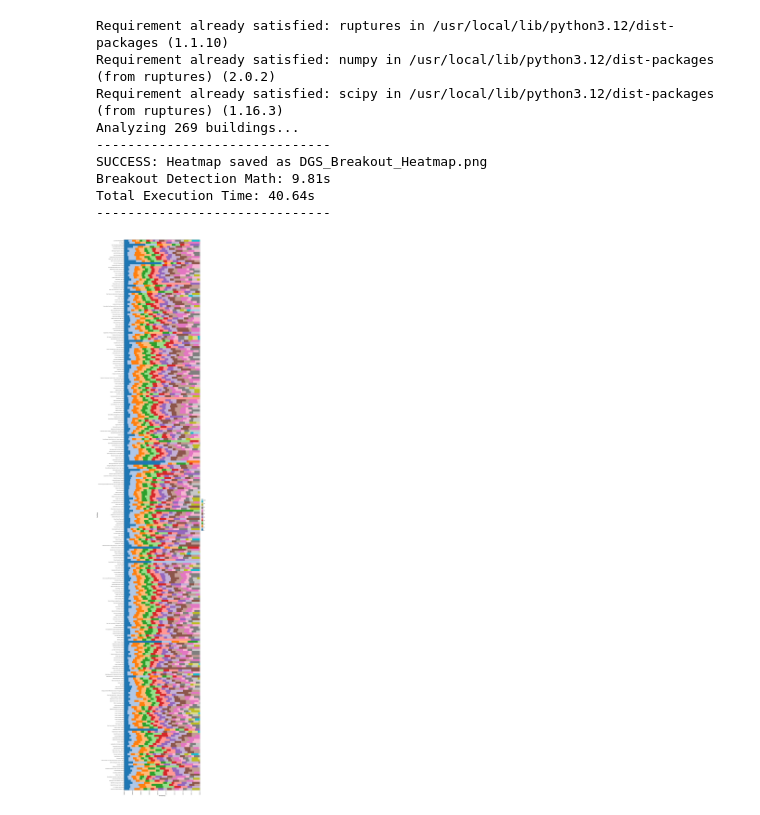
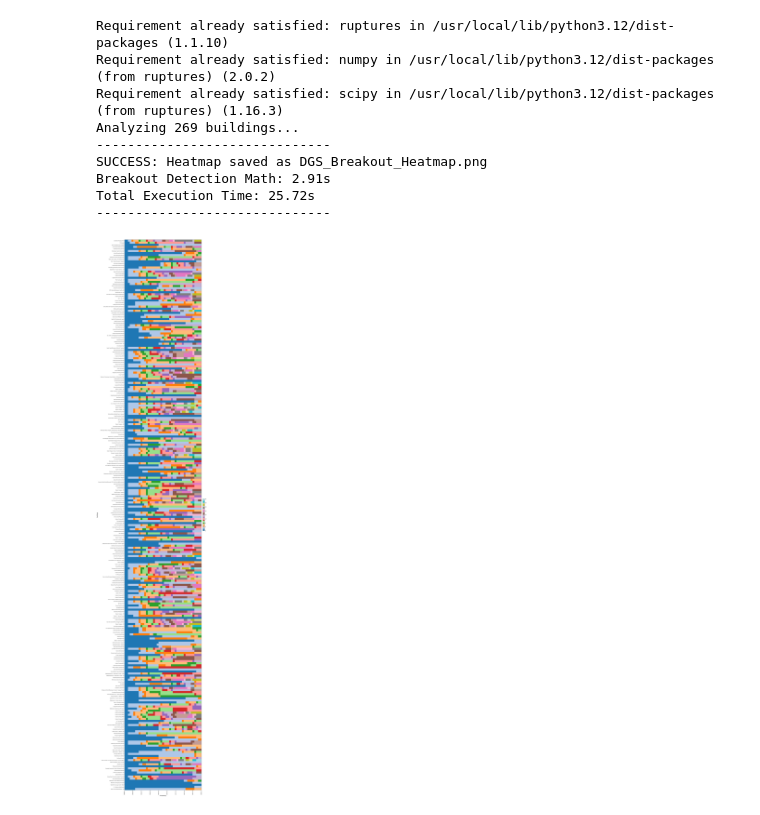
Before and after one commit to hiranshree/AIML, a Jupyter notebook: Small_Buildings_breakout_heatmap_code.ipynb, the cells around one changed output. Saved outputs shown, nothing was run; the diff lists cells and outputs as text; code cells hidden in the pictures.

```diff
--- a/Small_Buildings_breakout_heatmap_code.ipynb
+++ b/Small_Buildings_breakout_heatmap_code.ipynb
@@ -113,34 +113,34 @@ def breakout_heatmap(filename):
     cbar = fig.colorbar(sm, ax=ax, fraction=0.02, pad=0.02)
     cbar.set_label('')
 
     plt.tight_layout()
 
     # Save and Show
     save_name = "DGS_Breakout_Heatmap.png"
     plt.savefig(save_name, dpi=300)
 
     end_total = time.perf_counter()
 
     # Final Statistics
     print("-" * 30)
     print(f"SUCCESS: Heatmap saved as {save_name}")
     print(f"Breakout Detection Math: {loop_end - loop_start:.2f}s")
     print(f"Total Execution Time: {end_total - start_total:.2f}s")
     print("-" * 30)
 
     plt.show()
 
 # Run the function
 if __name__ == "__main__":
-    breakout_heatmap('/content/Electricity-15min.csv')
+    breakout_heatmap('/content/Electricity-hourly.csv')
 # %% [output]
 Requirement already satisfied: ruptures in /usr/local/lib/python3.12/dist-packages (1.1.10)
 Requirement already satisfied: numpy in /usr/local/lib/python3.12/dist-packages (from ruptures) (2.0.2)
 Requirement already satisfied: scipy in /usr/local/lib/python3.12/dist-packages (from ruptures) (1.16.3)
 Analyzing 269 buildings...
 ------------------------------
 SUCCESS: Heatmap saved as DGS_Breakout_Heatmap.png
-Breakout Detection Math: 9.81s
-Total Execution Time: 40.64s
+Breakout Detection Math: 2.91s
+Total Execution Time: 25.72s
 ------------------------------
-[figure, old version]
+[figure, new version]
```
